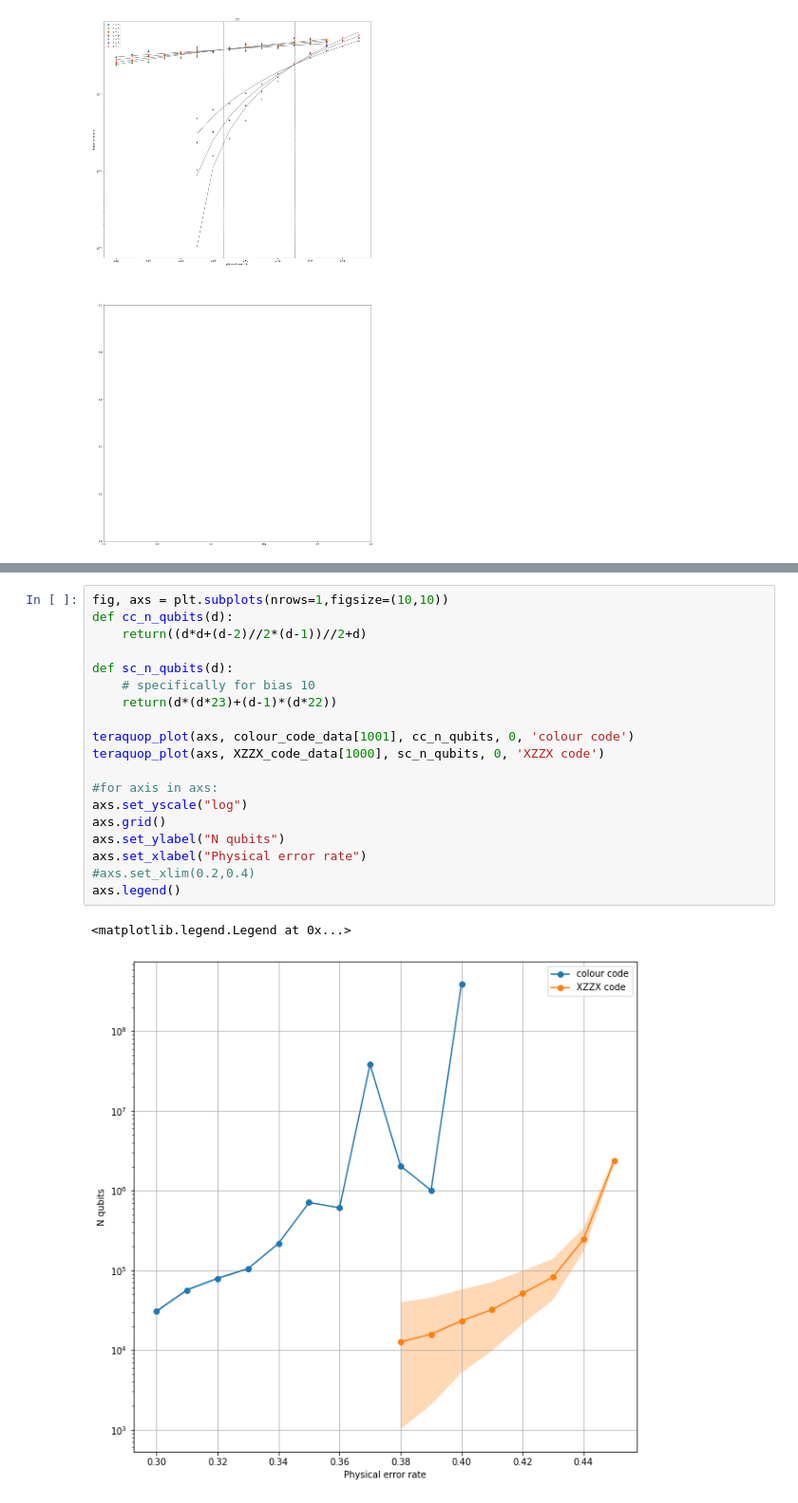
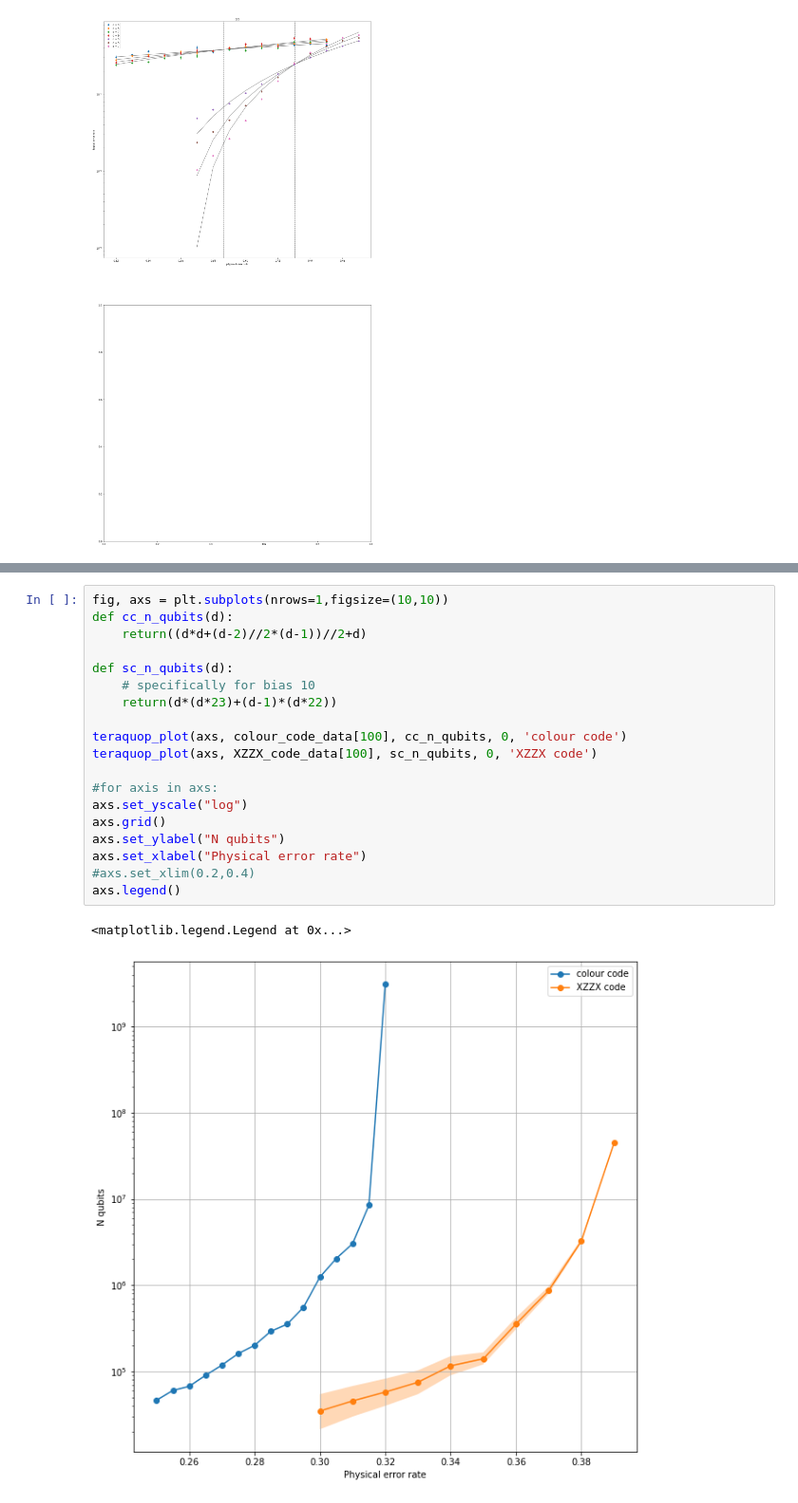
Before and after one commit to peter-janderks/restriction_decoder_domain_wall_colour_code, a Jupyter notebook: create_threshold_plot.ipynb, the cells around one changed output, grey strips where cells are left out. Shown at 95% size. Cells and saved outputs as stored; diff of their text form.

```diff
--- a/create_threshold_plot.ipynb
+++ b/create_threshold_plot.ipynb
@@ -273,22 +276,22 @@ for axis in axs:
 # %%
 fig, axs = plt.subplots(nrows=1,figsize=(10,10))
 def cc_n_qubits(d):
     return((d*d+(d-2)//2*(d-1))//2+d)
 
 def sc_n_qubits(d):
     # specifically for bias 10
     return(d*(d*23)+(d-1)*(d*22))
 
-teraquop_plot(axs, colour_code_data[1001], cc_n_qubits, 0, 'colour code')
-teraquop_plot(axs, XZZX_code_data[1000], sc_n_qubits, 0, 'XZZX code')
+teraquop_plot(axs, colour_code_data[100], cc_n_qubits, 0, 'colour code')
+teraquop_plot(axs, XZZX_code_data[100], sc_n_qubits, 0, 'XZZX code')
 
 #for axis in axs:
 axs.set_yscale("log")
 axs.grid()
 axs.set_ylabel("N qubits")
 axs.set_xlabel("Physical error rate")
 #axs.set_xlim(0.2,0.4)
 axs.legend()
 # %% [output]
 <matplotlib.legend.Legend at 0x...>
-[figure, old version]
+[figure, new version]
```
Also changed, not shown: parts of 7 cells of this notebook, 12 other files.
